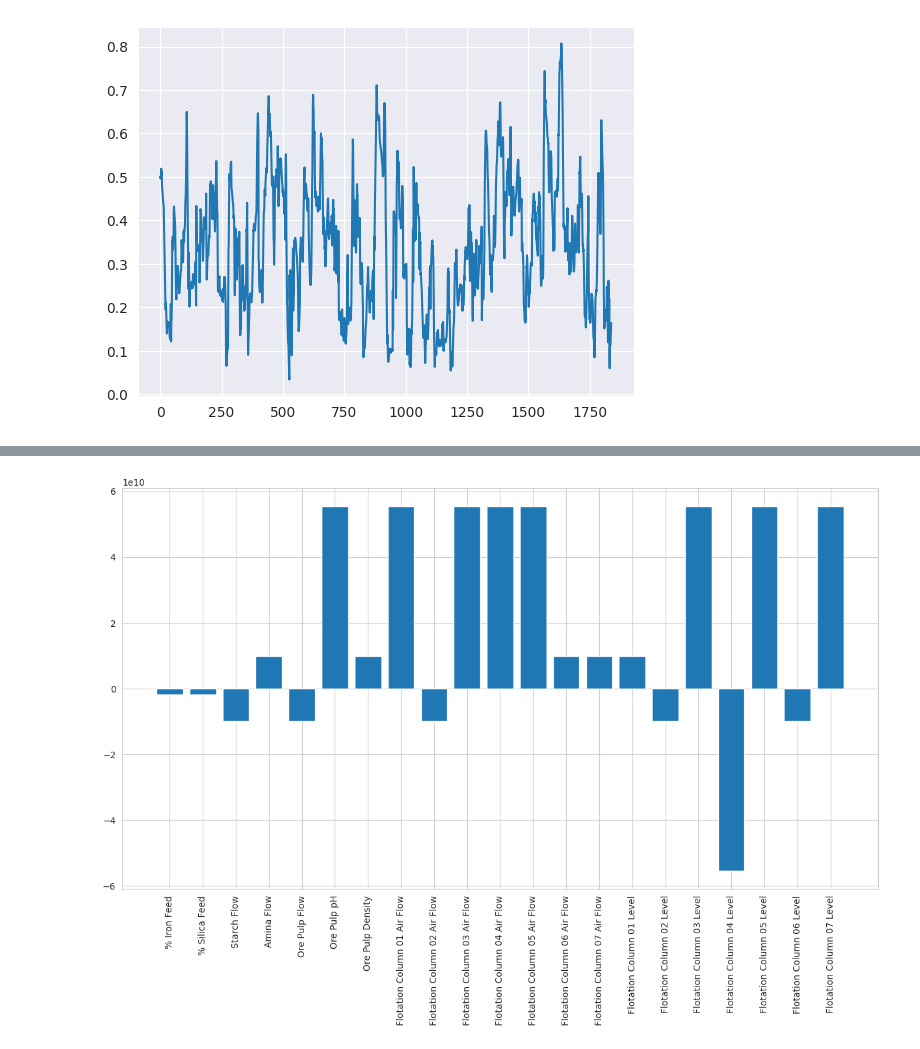
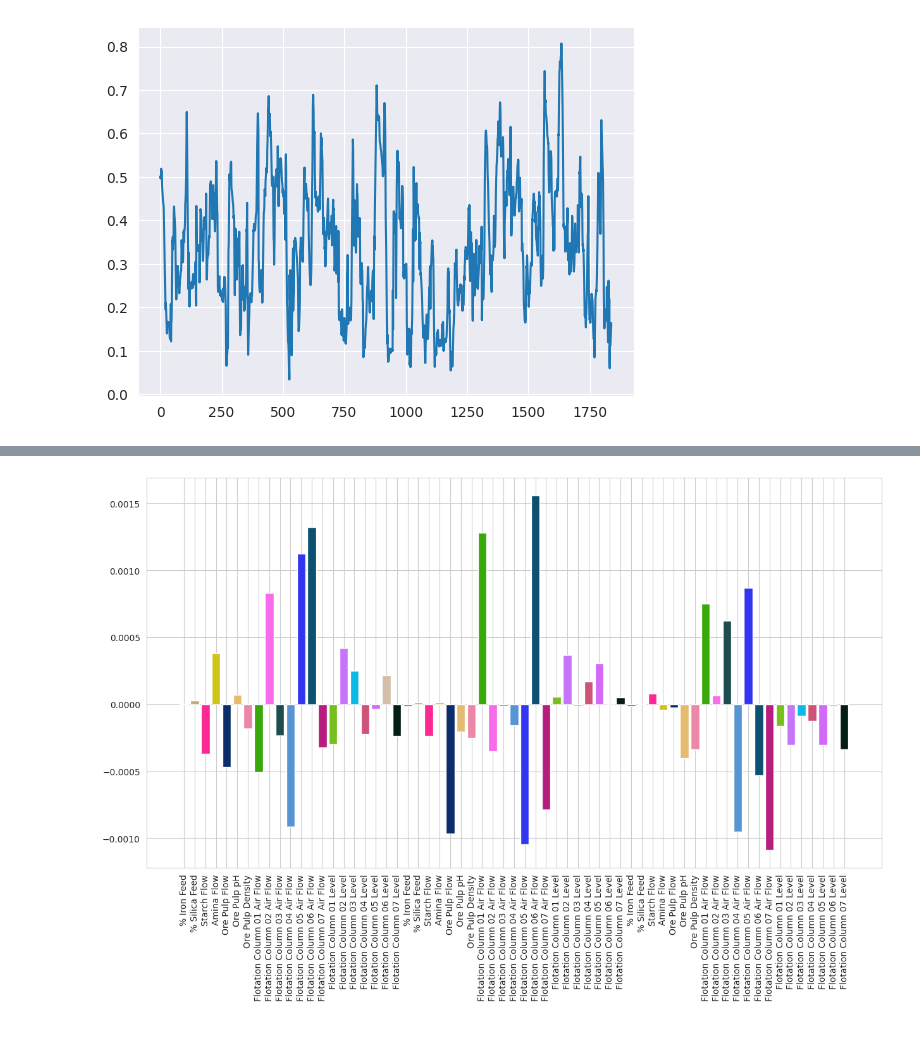
Before and after one commit to aminuldidar/ADAML-Project-Work, a Jupyter notebook: modeling.ipynb, the cells around one changed output, grey strips where cells are left out. Cells and saved outputs as stored; diff of their text form; code cells hidden in the pictures.

```diff
--- a/modeling.ipynb
+++ b/modeling.ipynb
@@ -59,11 +59,12 @@ included_rows2 = [df.index.get_loc(datetime.datetime(2017, 6, 15, 1, 0, 00)),
                     df.index.get_loc(datetime.datetime(2017, 7, 24, 0, 0, 00))]
 included_rows3 = [df.index.get_loc(datetime.datetime(2017, 8, 15, 1, 0, 00)),
                     df.index.get_loc(datetime.datetime(2017, 9, 10, 0, 0, 00))]
+excluded_rows1 = [17700, 19000]
 
 df_array = df.to_numpy()
 print(df_array.shape)
 
 models = []
 max_comp_num = 12
-windows = [5, 10, 15, 20, 25, 30, 45]
+windows = [4, 7, 10, 14, 20, 26, 33]
 # %% [output]
@@ -213,12 +312,12 @@ model_loaded = load("10_2_model.joblib")
 from seaborn import heatmap
 from matplotlib.axes import Axes
 
-metrics = np.zeros((7, max_comp_num - 1))
+metrics = np.zeros((len(windows), max_comp_num - 1))
 for model in models:
     metric = np.array(model.test_metrics[2])
     metrics[windows.index(model.window_size), model.num_components - 1] = np.mean(metric[metric > 0])
 
-ax = heatmap(metrics, annot=True, xticklabels=range(1, 12), yticklabels=windows)
+ax = heatmap(metrics, annot=True, xticklabels=range(1, max_comp_num), yticklabels=windows)
 ax.set(ylabel="Window Size", xlabel="No. Latent Variables")
 # %% [output]
 [Text(50.722222222222214, 0.5, 'Window Size'),
@@ -227,5 +326,5 @@ ax.set(ylabel="Window Size", xlabel="No. Latent Variables")
 # %%
-metrics = np.zeros((7, max_comp_num - 1))
+metrics = np.zeros((len(windows), max_comp_num - 1))
 for model in models:
     metric = np.array(model.test_metrics[1])
     metric = metric[~np.isnan(metric)]
@@ -233,7 +332,7 @@ for model in models:
     metric = metric[metric <= 1.]
     metrics[windows.index(model.window_size), model.num_components - 1] = np.mean(metric)
 
-ax = heatmap(metrics, annot=True, xticklabels=range(1, 12), yticklabels=windows)
+ax = heatmap(metrics, annot=True, xticklabels=range(1, max_comp_num), yticklabels=windows)
 ax.set(ylabel="Window Size", xlabel="No. Latent Variables")
 # %% [output]
 [Text(50.722222222222214, 0.5, 'Window Size'),
@@ -242,9 +341,15 @@ ax.set(ylabel="Window Size", xlabel="No. Latent Variables")
 # %%
-metrics = np.zeros((7, max_comp_num - 1))
+metrics = np.zeros((len(windows), max_comp_num - 1))
+
+outliers = []
 for model in models:
     metric = np.array(model.test_metrics[0])
-    metrics[windows.index(model.window_size), model.num_components - 1] = np.mean(metric[metric < 1000])
+    problem_ids = np.where(metric > 100)
+    print(problem_ids)
+    metrics[windows.index(model.window_size), model.num_components - 1] = np.mean(metric)
 
-ax = heatmap(metrics, annot=True, xticklabels=range(1, 12), yticklabels=windows)
+ax = heatmap(metrics, annot=True, xticklabels=range(1, max_comp_num), yticklabels=windows)
 ax.set(ylabel="Window Size", xlabel="No. Latent Variables")
+
+print(outliers)
 # %% [output]
@@ -254,18 +381,13 @@ ax.set(ylabel="Window Size", xlabel="No. Latent Variables")
 # %%
 import matplotlib.pyplot as plt
 
-coeffs = []
-for model in models[12].model[:]:
-    try:
-        coeffs.append(np.array(model.coef_.squeeze()))
-    except:
-        coeffs.append(coeffs[-1])
+color = [np.random.choice(range(256), size=3) / 256. for _ in range(df_array.shape[1] - 1)]
 
 fig, ax = plt.subplots(figsize=(15, 8))
-ax.bar(range(1, df_array.shape[1]),
-        np.mean(np.array(coeffs), axis=0))
-ax.set_xticks(range(1, df_array.shape[1]))
-ax.set_xticklabels(df.columns[:-1], rotation="vertical")
+ax.bar(range(1, np.mean(np.array(coeffs), axis=0).shape[0] + 1),
+        np.mean(np.array(coeffs), axis=0), color=color)
+ax.set_xticks(range(1, np.mean(np.array(coeffs), axis=0).shape[0] + 1))
+ax.set_xticklabels(list(df.columns[:-1]) * 3, rotation="vertical")
 plt.show()
 # %% [output]
-[figure, old version]
+[figure, new version]
```
Also changed, not shown: parts of 8 cells of this notebook, 1 other file.
